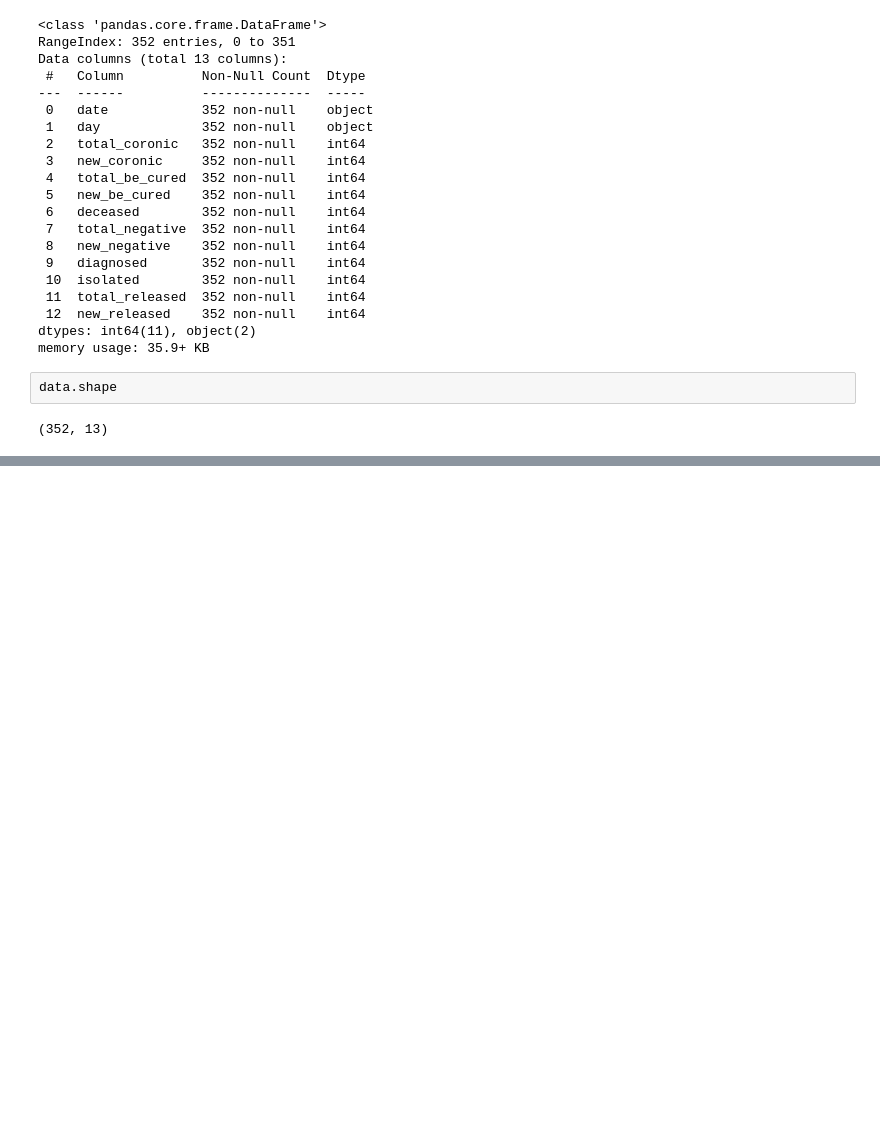
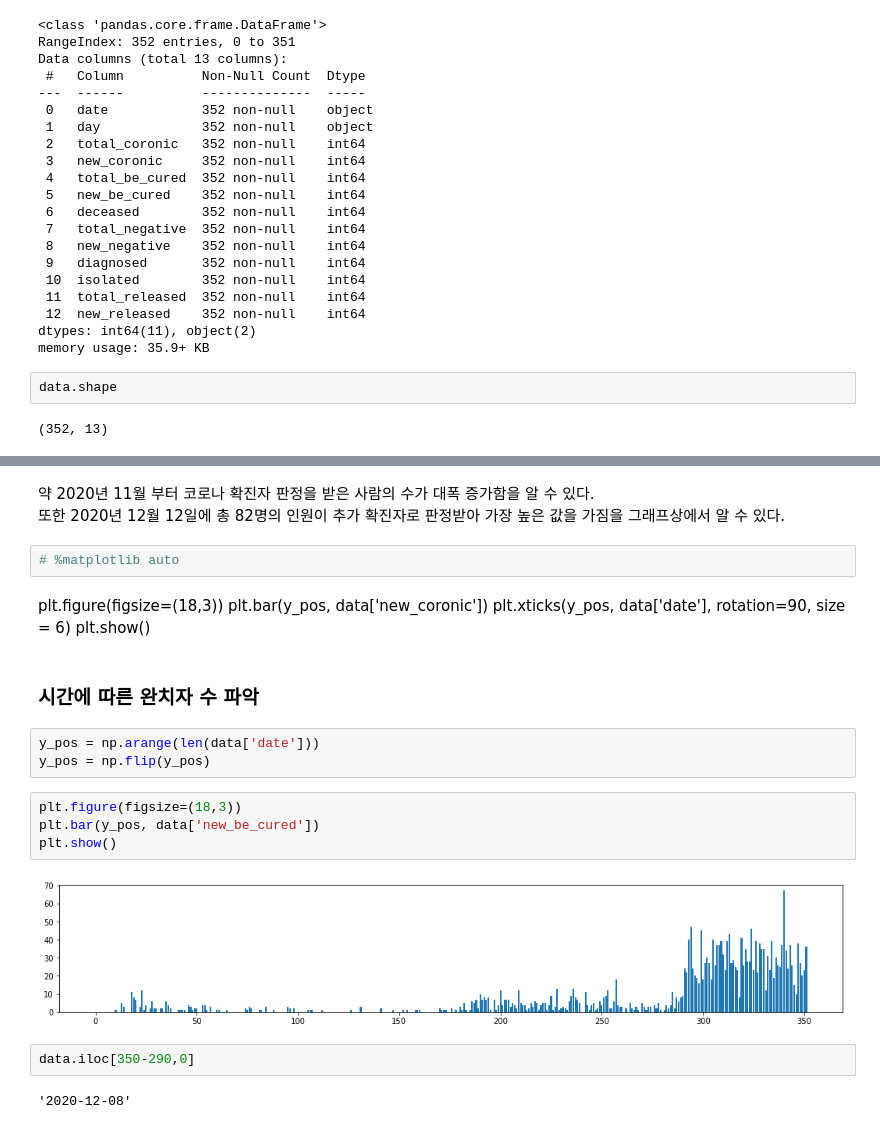
Before and after one commit to jaho901/Covid-19, a Jupyter notebook: 3. Visualization.ipynb, the cells around one changed output, grey strips where cells are left out. Saved outputs shown, nothing was run; the diff lists cells and outputs as text; blank space fills up the shorter version.

```diff
--- a/3. Visualization.ipynb
+++ b/3. Visualization.ipynb
@@ -55,0 +131,25 @@ data.shape
+# %% [markdown]
+약 2020년 11월 부터 코로나 확진자 판정을 받은 사람의 수가 대폭 증가함을 알 수 있다.
+또한 2020년 12월 12일에 총 82명의 인원이 추가 확진자로 판정받아 가장 높은 값을 가짐을 그래프상에서 알 수 있다.
+# %%
+# %matplotlib auto
+# %% [markdown]
+plt.figure(figsize=(18,3))
+plt.bar(y_pos, data['new_coronic'])
+plt.xticks(y_pos, data['date'], rotation=90, size = 6)
+plt.show()
+# %% [markdown]
+### 시간에 따른 완치자 수 파악
+# %%
+y_pos = np.arange(len(data['date']))
+y_pos = np.flip(y_pos)
+# %%
+plt.figure(figsize=(18,3))
+plt.bar(y_pos, data['new_be_cured'])
+plt.show()
+# %% [output]
+[figure, added]
+# %%
+data.iloc[350-290,0]
+# %% [output]
+'2020-12-08'
```
Also changed, not shown: parts of 16 cells of this notebook.
